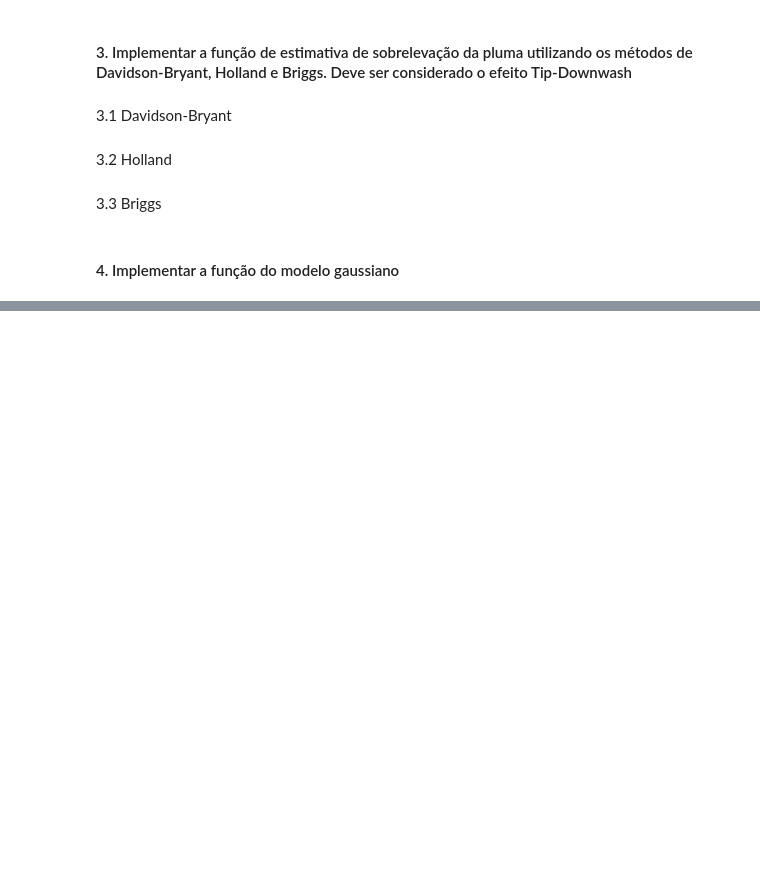
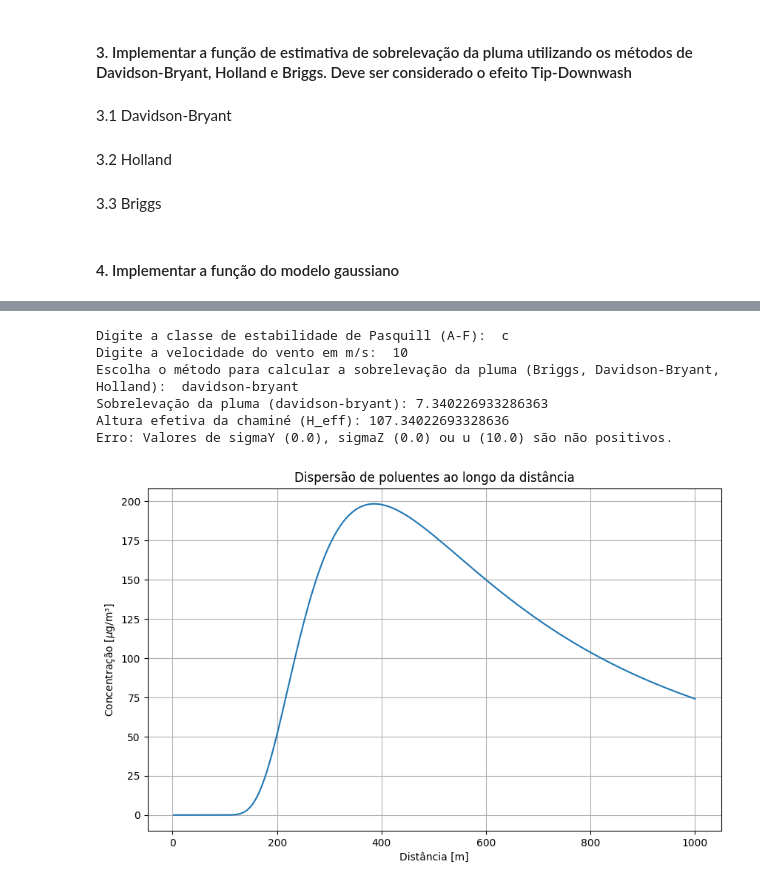
Before and after one commit to BarbaraGirardi07/ENS5173_Barbara, a Jupyter notebook: Atividade3_AnaPietroski_BarbaraGirardi.ipynb, the cells around one changed output, grey strips where cells are left out. Cells and saved outputs as stored; diff of their text form; code cells hidden in the pictures; blank space fills up the shorter version.

```diff
--- a/Atividade3_AnaPietroski_BarbaraGirardi.ipynb
+++ b/Atividade3_AnaPietroski_BarbaraGirardi.ipynb
@@ -145,7 +145,7 @@ def sigmaYZ(x, classe, urbOrRural):
 
 def DavidsonBryant(d, vs, u, Ts, Tamb):
     deltaH_DavidsonBryant = (d*(vs/u)**(1.4))*(1+(Ts-Tamb)/Ts)
-    return DavidsonBryant
+    return deltaH_DavidsonBryant
 # %% [markdown]
 3.2 Holland
 # %%
@@ -153,7 +153,7 @@ def DavidsonBryant(d, vs, u, Ts, Tamb):
 
 def Holland(vs, d, u, p, Ts, Tamb):
     deltaH_Holland = (vs*d/u)*(1.5+(2.68*10**-3)*(p*((Ts-Tamb)/Ts)*d))
-    return Holland
+    return deltaH_Holland
 # %% [markdown]
 3.3 Briggs
 # %%
@@ -332,0 +168,71 @@ plt.show()
+# %%
+# Função para o modelo Gaussiano de dispersão
+def modeloGaussiano(qs, sigmaY, sigmaZ, u, y, z, H, x):
+    conc = np.zeros_like(x)
+    for i, dist in enumerate(x):
+        if sigmaY[i] <= 0 or sigmaZ[i] <= 0 or u <= 0:
+            print(f"Erro: Valores de sigmaY ({sigmaY[i]}), sigmaZ ({sigmaZ[i]}) ou u ({u}) são não positivos.")
+            conc[i] = np.nan
+            continue
+        termo1 = qs / (2 * np.pi * sigmaY[i] * sigmaZ[i] * u)
+        termo2 = np.exp((-y**2) / (2 * sigmaY[i]**2))
+        termo3 = np.exp((-(z - H)**2) / (2 * sigmaZ[i]**2)) + np.exp((-(z + H)**2) / (2 * sigmaZ[i]**2))
+        conc[i] = termo1 * termo2 * termo3
+    conc *= 10**6  # Convertendo para µg/m³
+    return conc
+
+# Entrada do usuário para a classe de estabilidade, velocidade do vento e método de cálculo da sobrelevação da pluma
+classe = input("Digite a classe de estabilidade de Pasquill (A-F): ").strip().upper()
+velocidade_vento = float(input("Digite a velocidade do vento em m/s: ").strip())
+metodo = input("Escolha o método para calcular a sobrelevação da pluma (Briggs, Davidson-Bryant, Holland): ").strip().lower()
+
+# Parâmetros adicionais para a simulação
+d = 2.5  # Diâmetro interno da chaminé em metros
+Vs = 20  # Velocidade do efluente na saída da chaminé em m/s
+p = 1013  # Pressão atmosférica em milibares
+deltaT = 60  # Diferença de temperatura entre o gás na chaminé e a temperatura ambiente em K
+Ts = 533  # Temperatura do gás na saída da chaminé em K
+Tamb = Ts - deltaT  # Temperatura ambiente
+H = 100  # Altura da chaminé
+
+# Seleção do método de cálculo da sobrelevação da pluma
+if metodo == 'briggs':
+    deltaH = sobrelevacaoBriggs(Vs, d, velocidade_vento, deltaT, Ts, H)
+elif metodo == 'davidson-bryant':
+    deltaH = DavidsonBryant(d, Vs, velocidade_vento, Ts, Tamb)
+elif metodo == 'holland':
+    deltaH = Holland(Vs, d, velocidade_vento, p, Ts, Tamb)
+else:
+    raise ValueError("Método de cálculo inválido. Escolha entre Briggs, Davidson-Bryant e Holland.")
+
+H_eff = H + deltaH
+print(f"Sobrelevação da pluma ({metodo}):", deltaH)
+print("Altura efetiva da chaminé (H_eff):", H_eff)
+
+# Estimativa dos coeficientes de dispersão sigmaY e sigmaZ
+x = np.linspace(0, 1000, 500)  # Distâncias de 0 a 1000 m
+urbOrRural = 'urbano'
+sigmaY, sigmaZ = sigmaYZ(x, classe, urbOrRural)
+
+# Cálculo da concentração de poluentes
+qs = 100  # Taxa de emissão em g/s
+y = 0  # Para ser na direção do vento, usa y = 0
+z = 1.5  # Altura média do nariz
+conc = modeloGaussiano(qs, sigmaY, sigmaZ, velocidade_vento, y, z, H_eff, x)
+
+# Visualização dos resultados
+plt.figure(figsize=(10, 6))
+plt.plot(x, conc)
+plt.xlabel('Distância [m]')
+plt.ylabel('Concentração [$\mu$g/m³]')
+plt.title('Dispersão de poluentes ao longo da distância')
+plt.grid(True)
+plt.show()
+# %% [output]
+Digite a classe de estabilidade de Pasquill (A-F):  c
+Digite a velocidade do vento em m/s:  10
+Escolha o método para calcular a sobrelevação da pluma (Briggs, Davidson-Bryant, Holland):  davidson-bryant
+Sobrelevação da pluma (davidson-bryant): 7.340226933286363
+Altura efetiva da chaminé (H_eff): 107.34022693328636
+Erro: Valores de sigmaY (0.0), sigmaZ (0.0) ou u (10.0) são não positivos.
+[figure, added]
```
Also changed, not shown: parts of 6 cells of this notebook.
